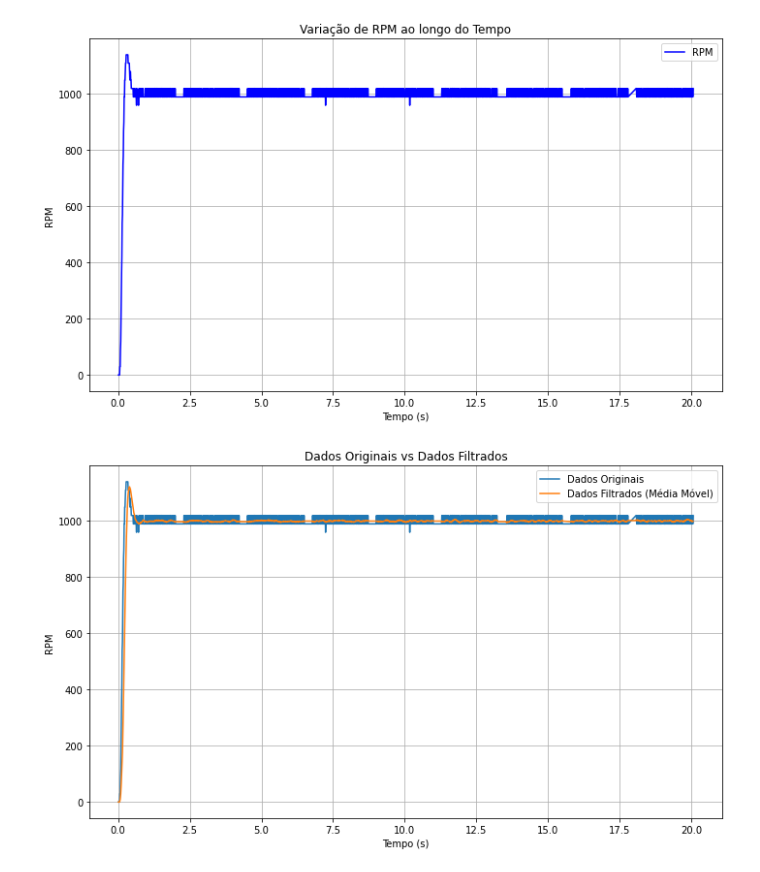
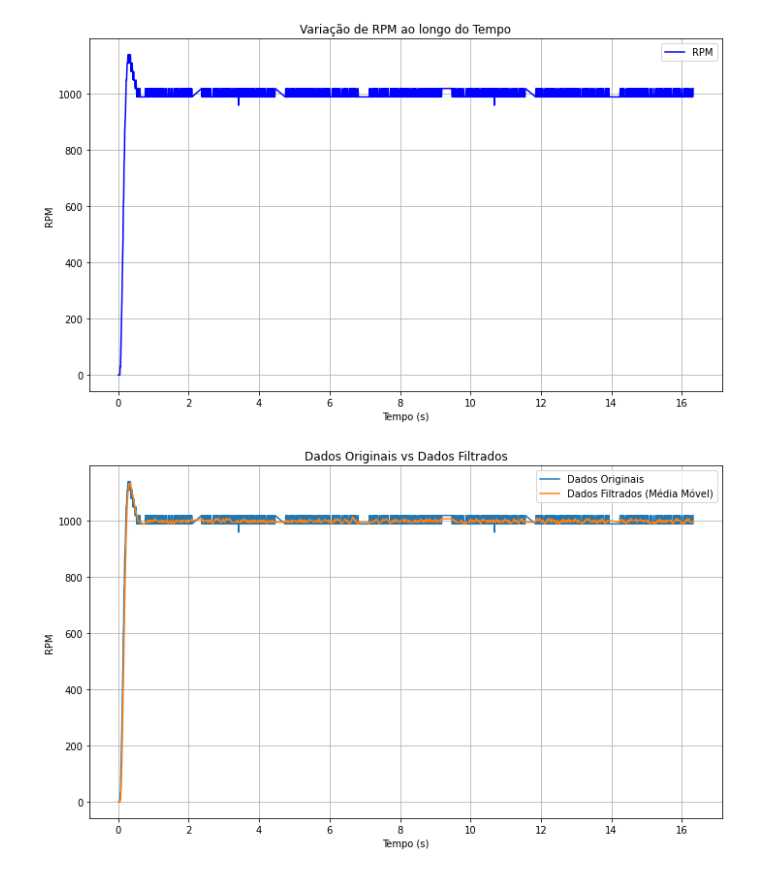
Before and after one commit to Camandaroba06/coleta_dados_labControle, a Jupyter notebook: plot_dados_motor.ipynb, the cells around one changed output. Drawn from its saved outputs; the diff is of its cells as text; code cells hidden in the pictures.

```diff
--- a/plot_dados_motor.ipynb
+++ b/plot_dados_motor.ipynb
@@ -3,28 +3,28 @@ import pandas as pd
 import matplotlib.pyplot as plt
 import plotly.express as px
 # %%
-dados = pd.read_csv('dados_1000RPM.csv')
+dados = pd.read_csv('dados.csv')
 # dados = pd.read_csv('dados_1000RPM.csv')
 
 
 tempo = dados['Tempo (s)']
 rpm = dados['RPM']
 
 plt.figure(figsize=(10, 6))
 plt.plot(tempo, rpm, linestyle='-', color='b', label='RPM')
 plt.title('Variação de RPM ao longo do Tempo')
 plt.xlabel('Tempo (s)')
 plt.ylabel('RPM')
 plt.grid(True)
 plt.legend()
 plt.tight_layout()
 
 
 
 
 plt.show()
 # %% [output]
-[figure, old version]
+[figure, new version]
 # %%
 fig = px.line(dados, x='Tempo (s)', y='RPM', title='Variação de RPM ao longo do Tempo')
 fig.update_xaxes(title='Tempo (s)')
@@ -34,7 +34,7 @@ fig.show()
 
 
 
-window_size = 15
+window_size = 5
 dados['dados_filtrados'] = dados['RPM'].rolling(window=window_size, min_periods=1).mean()
 
 
@@ -56,4 +56,4 @@ fig.update_xaxes(title='Tempo (s)')
 fig.update_yaxes(title='RPM')
 fig.show()
 # %% [output]
-[figure, old version]
+[figure, new version]
```
Also changed, not shown: 2 other files.
